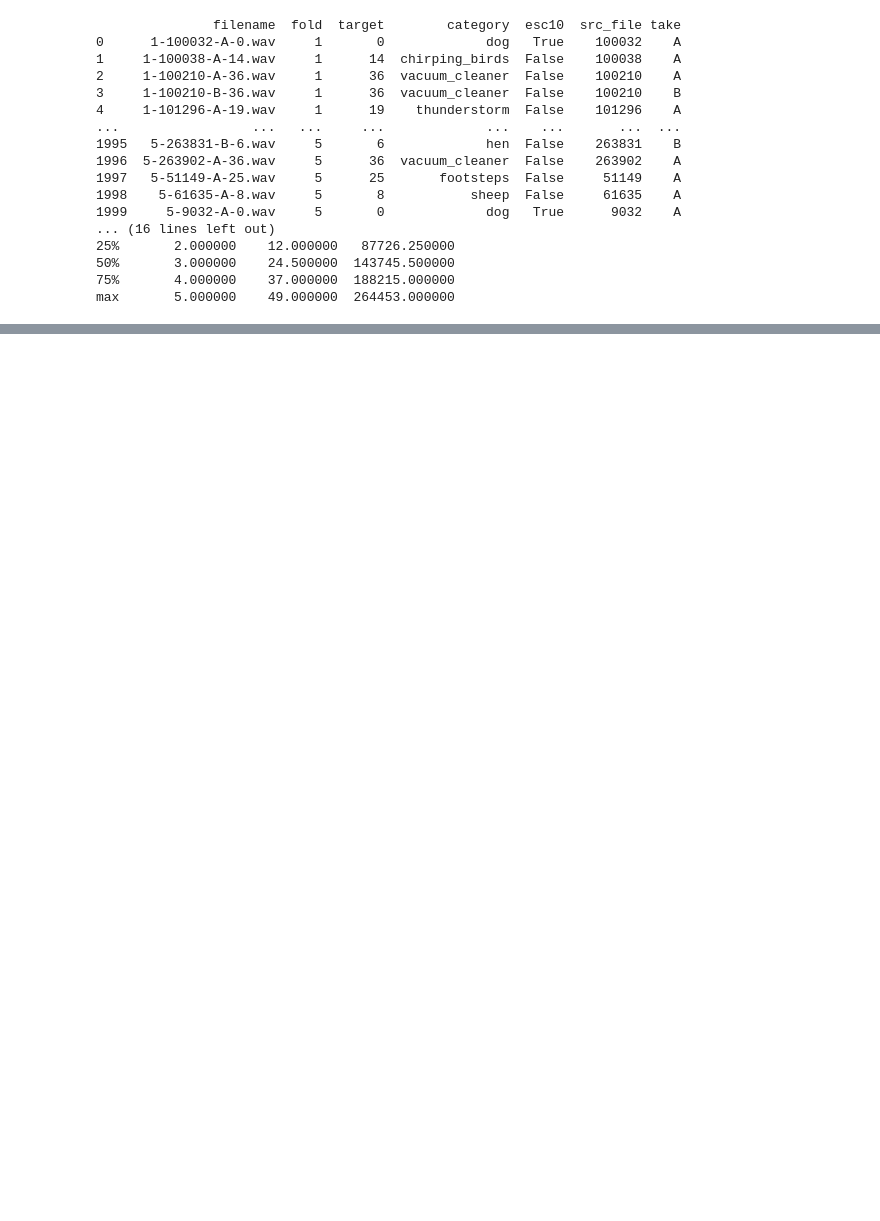
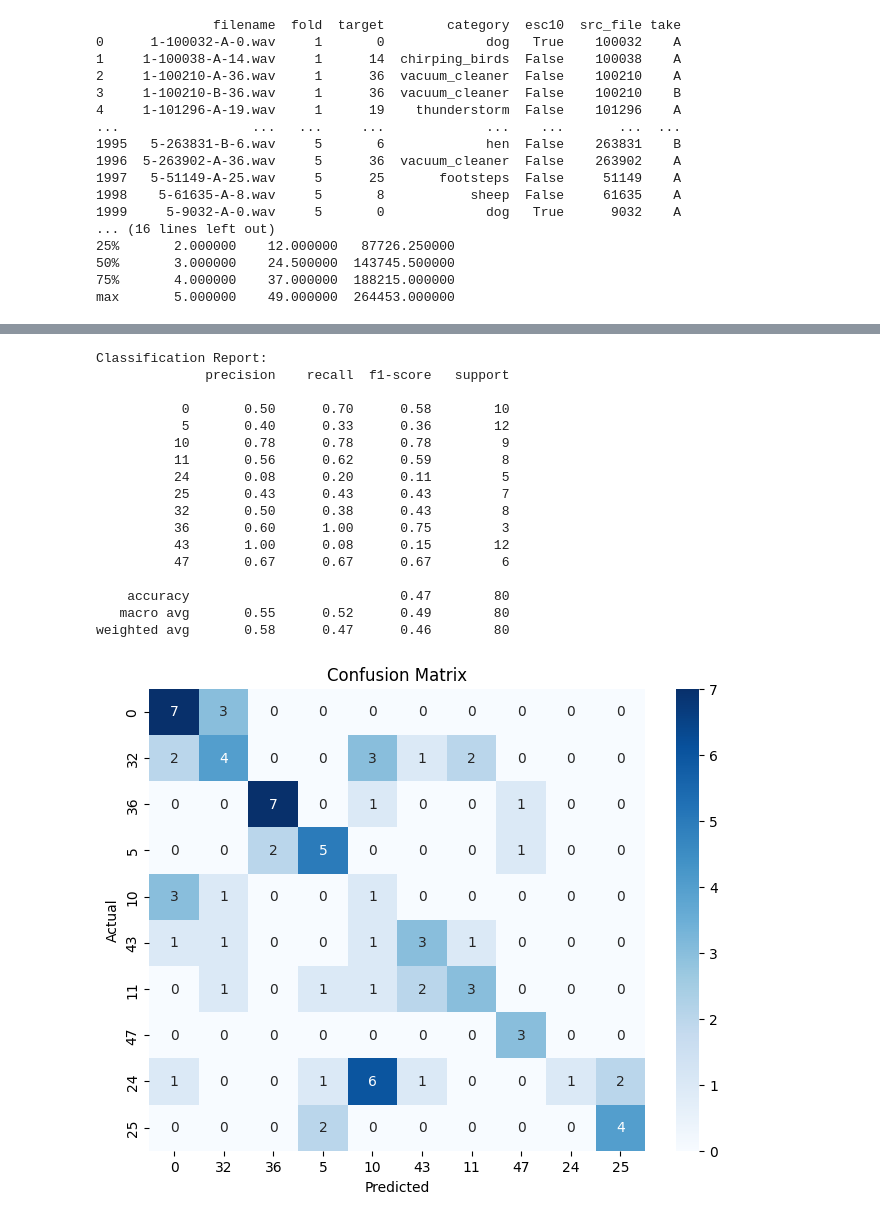
Before and after one commit to soheilbh/aed-challange, a Jupyter notebook: main.ipynb, the cells around one changed output, grey strips where cells are left out. Saved outputs shown, nothing was run; the diff lists cells and outputs as text; code cells hidden in the pictures; blank space fills up the shorter version.

```diff
--- a/main.ipynb
+++ b/main.ipynb
@@ -859,0 +234,19 @@ Training Accuracy: 0.94375
+# %%
+# Define Stratified K-Fold
+kfold = StratifiedKFold(n_splits=5, shuffle=True, random_state=42)
+
+# Define hyperparameter grid
+param_grid = {
+    'C': [0.01, 0.1, 1, 10, 100],  # Reasonable range of C values
+    'gamma': [0.01, 0.1, 1, 'scale', 10, 100],  # Includes 'scale'
+    'kernel': ['rbf']  # Using only RBF kernel
+}
+
+# Perform GridSearch with Stratified K-Fold
+grid_search = GridSearchCV(SVC(), param_grid, cv=kfold, verbose=2, n_jobs=-1)
+
+# Fit the model
+grid_search.fit(X_train, y_train)
+
+# Print best hyperparameters
+print("Best parameters:", grid_search.best_params_)
@@ -859,0 +271,41 @@ Training Accuracy: 0.94375
+# %%
+# Initialize the SVM classifier
+svm = SVC(kernel='rbf', C=100, gamma='scale', random_state=42)
+
+# Train the SVM classifier
+svm.fit(X_train, y_train)
+
+# Make predictions on the test set
+y_pred = svm.predict(X_test)
+
+# Evaluate performance
+print("Classification Report:")
+print(classification_report(y_test, y_pred))
+
+# Display confusion matrix
+cm = confusion_matrix(y_test, y_pred)
+plt.figure(figsize=(8, 6))
+sns.heatmap(cm, annot=True, fmt='d', cmap='Blues', xticklabels=set(y_train), yticklabels=set(y_train))
+plt.xlabel('Predicted')
+plt.ylabel('Actual')
+plt.title('Confusion Matrix')
+plt.show()
+# %% [output]
+Classification Report:
+              precision    recall  f1-score   support
+
+           0       0.50      0.70      0.58        10
+           5       0.40      0.33      0.36        12
+          10       0.78      0.78      0.78         9
+          11       0.56      0.62      0.59         8
+          24       0.08      0.20      0.11         5
+          25       0.43      0.43      0.43         7
+          32       0.50      0.38      0.43         8
+          36       0.60      1.00      0.75         3
+          43       1.00      0.08      0.15        12
+          47       0.67      0.67      0.67         6
+
+    accuracy                           0.47        80
+   macro avg       0.55      0.52      0.49        80
+weighted avg       0.58      0.47      0.46        80
+[figure, added]
```
Also changed, not shown: parts of 50 cells of this notebook, 1 other file.
